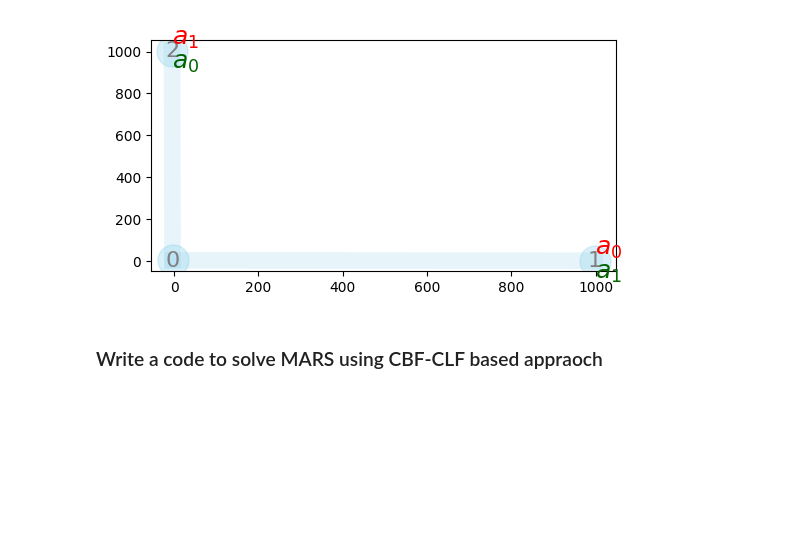
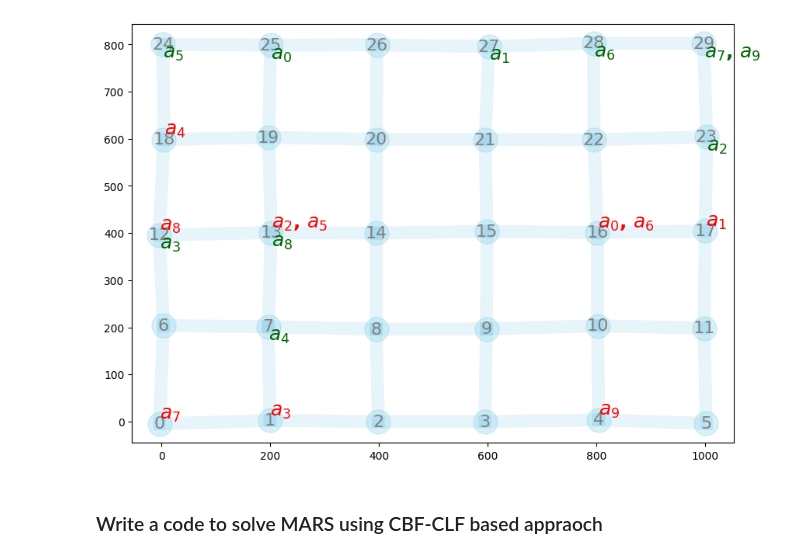
Before and after one commit to dt-1729/ULI_NASA, a Jupyter notebook: UTM_scheduling_and_routing/test_CLF_CBF.ipynb, the cells around one changed output. Drawn from its saved outputs; the diff is of its cells as text; code cells hidden in the pictures; blank space fills up the shorter version.

```diff
--- a/UTM_scheduling_and_routing/test_CLF_CBF.ipynb
+++ b/UTM_scheduling_and_routing/test_CLF_CBF.ipynb
@@ -15,8 +15,8 @@ importlib.reload(createEnv)
 importlib.reload(supporting_functions)
 
 # generate waypoints and the adjacency matrix
-n_waypoints = 3
-n_agents = 2
+n_waypoints = 30
+n_agents = 10
 tolArray = np.random.uniform(3.0, 3.0, n_waypoints)
 
 # Grid network parameters
@@ -38,36 +38,37 @@ ring_params = {
     'missing_connections':0.05
 }
 
 # create a mars environment
 mars = createEnv.MARS(
     n_waypoints,
     n_agents,
     tolArray,
     grid_params,
-    seed=12,
+    seed=11,
     offset_energy=1,
+    stagewiseCostCoeffs=np.array([1.0, 100.0, 1.0]),
     selfHop=0,
     printFlag=False)
 
 # compute conflict cost
 beta0=1e-8
 gamma_t = 5
 gamma_c = 7.5
 coeff_t = 50
 coeff_c = 5.0
 
 # mars visualization
 cmap = get_cmap('tab20')
 agent_colors = {a: cmap(i / mars.n_agents) for i, a in enumerate(range(mars.n_agents))}
-createEnv.plotNetwork(mars=mars, figuresize=(6,3), routes=[], agent_colors=agent_colors, showEdgeLength=False)
+createEnv.plotNetwork(mars=mars, figuresize=(10,7), routes=[], agent_colors=agent_colors, showEdgeLength=False)
 
 # agent visualization
 # show_graph=0
 # if show_graph:
 #     for i,v in enumerate(mars.agents):
 #         v.showGraph(mars.wp_locations, mars.dist_mat, mars.mask, mars.sched_mat[i,:], figuresize=(10,5), showEdgeTimeLim=True)
 # %% [output]
-[figure, old version]
+[figure, new version]
 # %% [markdown]
 ### Write a code to solve MARS using CBF-CLF based appraoch
 # %%
```
Also changed, not shown: parts of 8 cells of this notebook, 2 other files.
